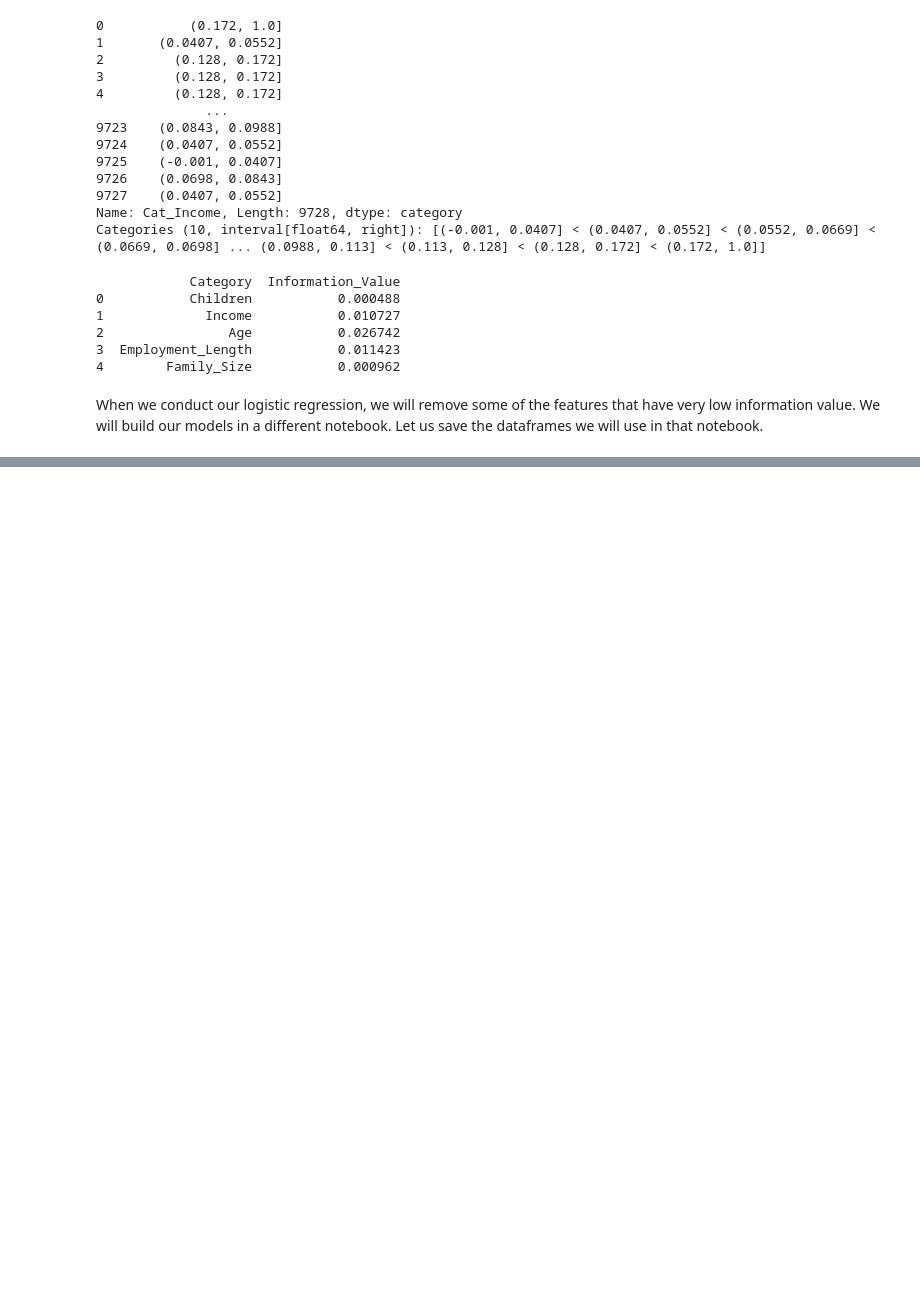
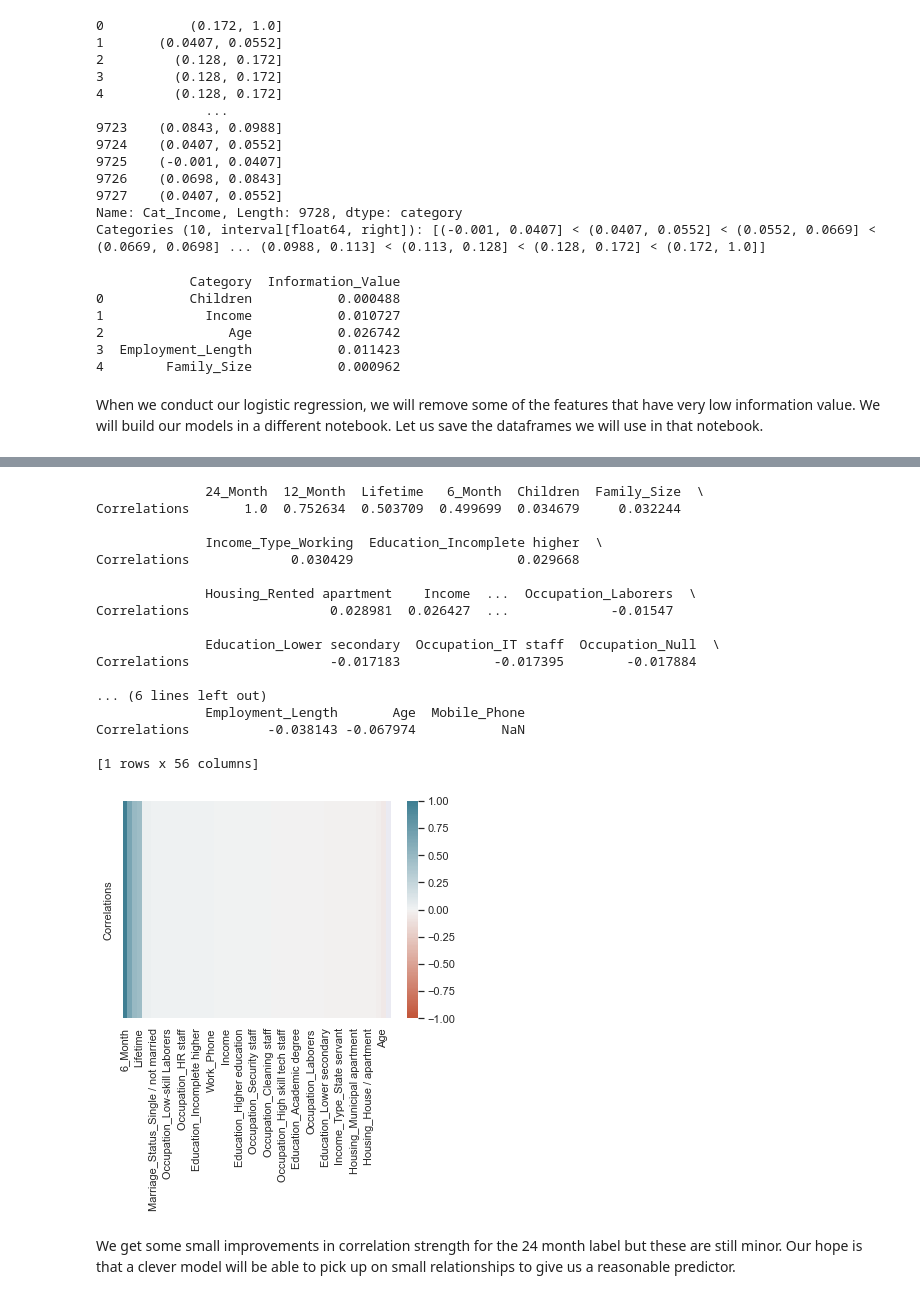
Before and after one commit to SiddharthNVenkatesh/Credit-Score-Model, a Jupyter notebook: Exploratory Data Analysis.ipynb, the cells around one changed output, grey strips where cells are left out. Saved outputs shown, nothing was run; the diff lists cells and outputs as text; code cells hidden in the pictures; blank space fills up the shorter version.

```diff
--- a/Exploratory Data Analysis.ipynb
+++ b/Exploratory Data Analysis.ipynb
@@ -365,0 +426,31 @@ This table is also very discouraging. None of our features are particularly stro
+# %%
+correlations_24_month = feat_without_id.apply(lambda x: corr(x, label='24_Month')).rename(index={0: "Correlations"})
+
+sorted_correlations_24_month = correlations_24_month.sort_values(by="Correlations", axis=1, ascending=False)
+
+%matplotlib inline
+sns.set_theme()
+ax = sns.heatmap(sorted_correlations_6_month, vmin=-1, vmax=1, center=0, cmap=sns.diverging_palette(20, 220, n=200))
+
+print(sorted_correlations_24_month)
+# %% [output]
+              24_Month  12_Month  Lifetime   6_Month  Children  Family_Size  \
+Correlations       1.0  0.752634  0.503709  0.499699  0.034679     0.032244
+
+              Income_Type_Working  Education_Incomplete higher  \
+Correlations             0.030429                     0.029668
+
+              Housing_Rented apartment    Income  ...  Occupation_Laborers  \
+Correlations                  0.028981  0.026427  ...             -0.01547
+
+              Education_Lower secondary  Occupation_IT staff  Occupation_Null  \
+Correlations                  -0.017183            -0.017395        -0.017884
+
+... (6 lines left out)
+              Employment_Length       Age  Mobile_Phone
+Correlations          -0.038143 -0.067974           NaN
+
+[1 rows x 56 columns]
+[figure, added]
+# %% [markdown]
+We get some small improvements in correlation strength for the 24 month label but these are still minor. Our hope is that a clever model will be able to pick up on small relationships to give us a reasonable predictor.
```
Also changed, not shown: parts of 17 cells of this notebook.
